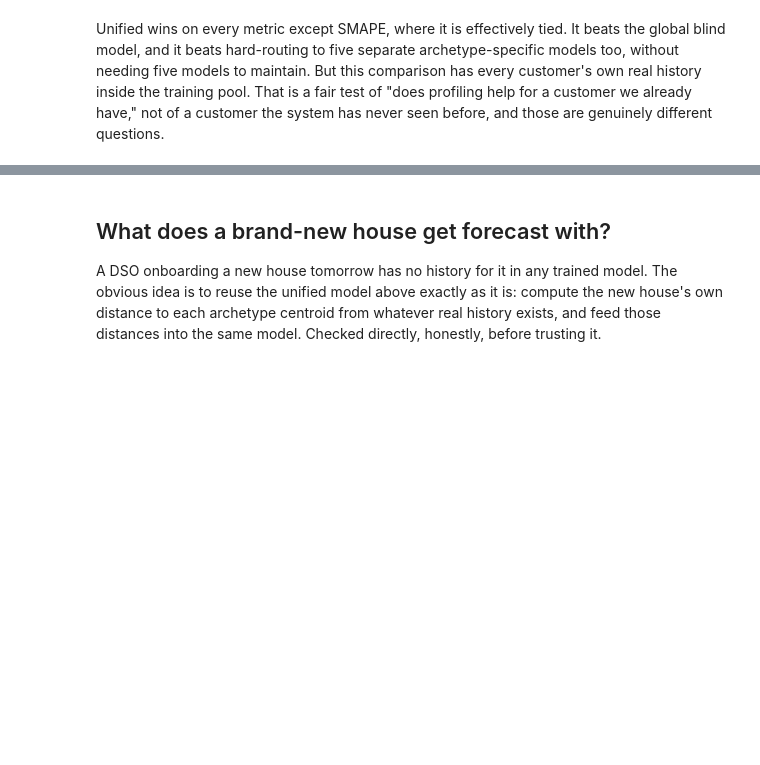
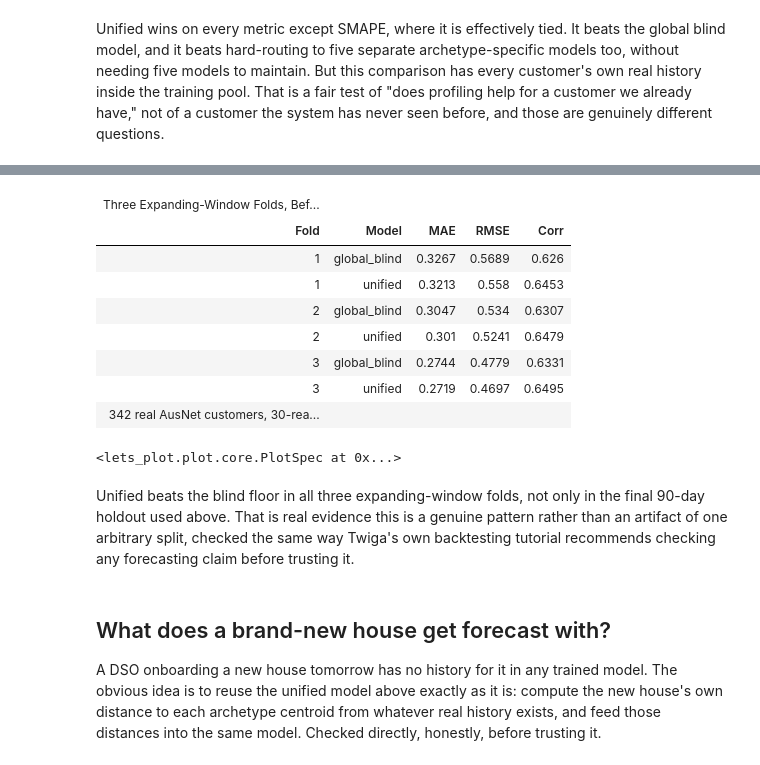
Before and after one commit to sambaiga/ml-energy-disaggregation, a Jupyter notebook: book/05-forecasting/02-scaling-archetypes-code.ipynb, the cells around one changed output, grey strips where cells are left out. Drawn from its saved outputs; the diff is of its cells as text; code cells hidden in the pictures; blank space fills up the shorter version.

```diff
--- a/book/05-forecasting/02-scaling-archetypes-code.ipynb
+++ b/book/05-forecasting/02-scaling-archetypes-code.ipynb
@@ -144,6 +145,7 @@ def build_lag_features(series: np.ndarray, *, horizon: int = FORECAST_HORIZON) -
     for lag in (0, STEPS_PER_DAY, STEPS_PER_DAY * 2, STEPS_PER_WEEK):
         feat[f"lag_{lag}"] = feat["value"].shift(lag)
     step_idx = np.arange(len(feat))
+    feat["day"] = step_idx // STEPS_PER_DAY  # absolute day position, survives the dropna below
     feat["half_hour"] = step_idx % STEPS_PER_DAY
     feat["dayofweek"] = (step_idx // STEPS_PER_DAY) % 7
     return feat.dropna().reset_index(drop=True)
@@ -271,3 +277,73 @@ genuinely different questions.
+# %%
+FOLD_TEST_DAYS = 30
+N_FOLDS = 3
+HOLDOUT_START_DAY = 365 - 90  # where the headline comparison's own holdout begins
+
+backtest_rows = []
+for fold in range(N_FOLDS):
+    test_end_day = HOLDOUT_START_DAY - (N_FOLDS - 1 - fold) * FOLD_TEST_DAYS
+    test_start_day = test_end_day - FOLD_TEST_DAYS
+    fold_train = pool[pool["day"] < test_start_day]
+    fold_test = pool[(pool["day"] >= test_start_day) & (pool["day"] < test_end_day)]
+
+    x_tr, y_tr = to_xy(fold_train, LAG_COLS)
+    x_te, y_te = to_xy(fold_test, LAG_COLS)
+    m_global = LIGHTGBMModel(LIGHTGBMConfig(**LGBM_KWARGS))
+    m_global.fit(x_tr, y_tr)
+    row = get_pointwise_metrics(
+        y_te.reshape(-1), m_global.predict(x_te).reshape(-1), metric_names=["mae", "rmse", "corr"]
+    )
+    row["Model"], row["Fold"] = "global_blind", fold + 1
+    backtest_rows.append(row)
+
+    x_tr_u, y_tr_u = to_xy(fold_train, UNIFIED_COLS)
+    x_te_u, y_te_u = to_xy(fold_test, UNIFIED_COLS)
+    m_unified = LIGHTGBMModel(LIGHTGBMConfig(**LGBM_KWARGS))
+    m_unified.fit(x_tr_u, y_tr_u)
+    row = get_pointwise_metrics(
+        y_te_u.reshape(-1), m_unified.predict(x_te_u).reshape(-1), metric_names=["mae", "rmse", "corr"]
+    )
+    row["Model"], row["Fold"] = "unified", fold + 1
+    backtest_rows.append(row)
+
+backtest_df = pd.concat(backtest_rows, ignore_index=True)
+themed_gt(
+    GT(
+        backtest_df[["Fold", "Model", "mae", "rmse", "corr"]]
+        .round(4)
+        .rename(columns={"mae": "MAE", "rmse": "RMSE", "corr": "Corr"})
+    )
+    .tab_header(title=md("**Three Expanding-Window Folds, Before the Real Holdout Ever Starts**"))
+    .tab_source_note("342 real AusNet customers, 30-real-day test window per fold, expanding training window"),
+    n_rows=len(backtest_df),
+)
+# %% [output]
+| Three Expanding-Window Folds, Bef... |  |  |  |  |
+| Fold | Model | MAE | RMSE | Corr |
+| 1 | global_blind | 0.3267 | 0.5689 | 0.626 |
+| 1 | unified | 0.3213 | 0.558 | 0.6453 |
+| 2 | global_blind | 0.3047 | 0.534 | 0.6307 |
+| 2 | unified | 0.301 | 0.5241 | 0.6479 |
+| 3 | global_blind | 0.2744 | 0.4779 | 0.6331 |
+| 3 | unified | 0.2719 | 0.4697 | 0.6495 |
+| 342 real AusNet customers, 30-rea... |  |  |  |  |
+# %%
+backtest_colors = {k: v for k, v in MODEL_COLORS.items() if k in backtest_df["Model"].unique()}
+(
+    ggplot(backtest_df, aes(x="Fold", y="mae", color="Model"))
+    + geom_line(size=1.1)
+    + geom_point(size=2.5)
+    + scale_color_manual(values=backtest_colors, name="")
+    + scale_x_continuous(breaks=[1, 2, 3])
+    + labs(x="Fold (expanding window)", y="MAE", title="Unified Wins in Every Fold, Not Just the Final Holdout")
+    + modern_theme()
+    + UNBOLD_AXES
+    + ggsize(FULL_WIDTH, 300)
+)
+# %% [output]
+<lets_plot.plot.core.PlotSpec at 0x...>
+# %% [markdown]
+Unified beats the blind floor in all three expanding-window folds, not only in the final 90-day holdout used above. That is real evidence this is a genuine pattern rather than an artifact of one arbitrary split, checked the same way Twiga's own backtesting tutorial recommends checking any forecasting claim before trusting it.
 # %% [markdown]
 ## What does a brand-new house get forecast with?
 
```
Also changed, not shown: parts of 7 cells of this notebook, 1 other file.
